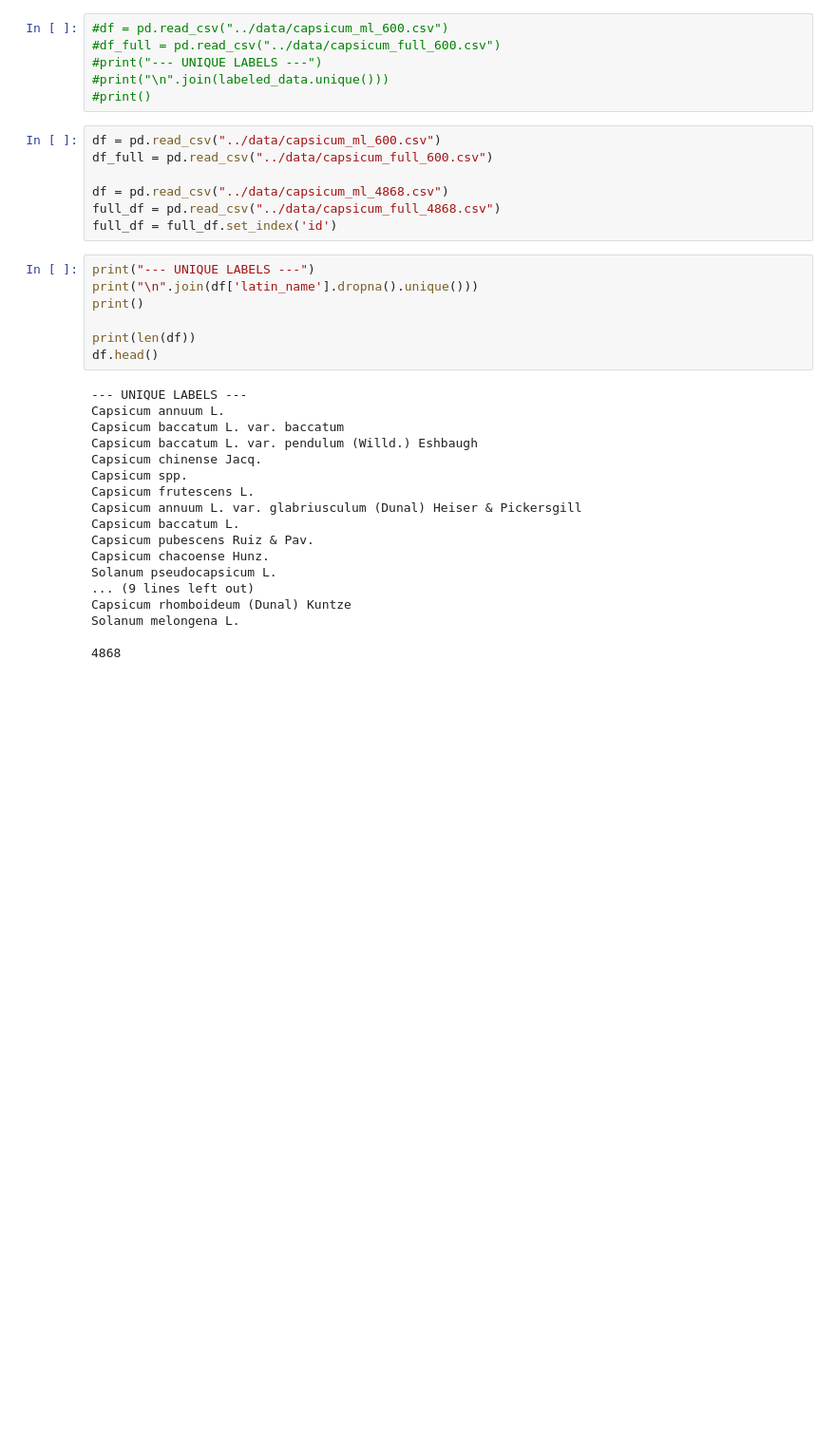
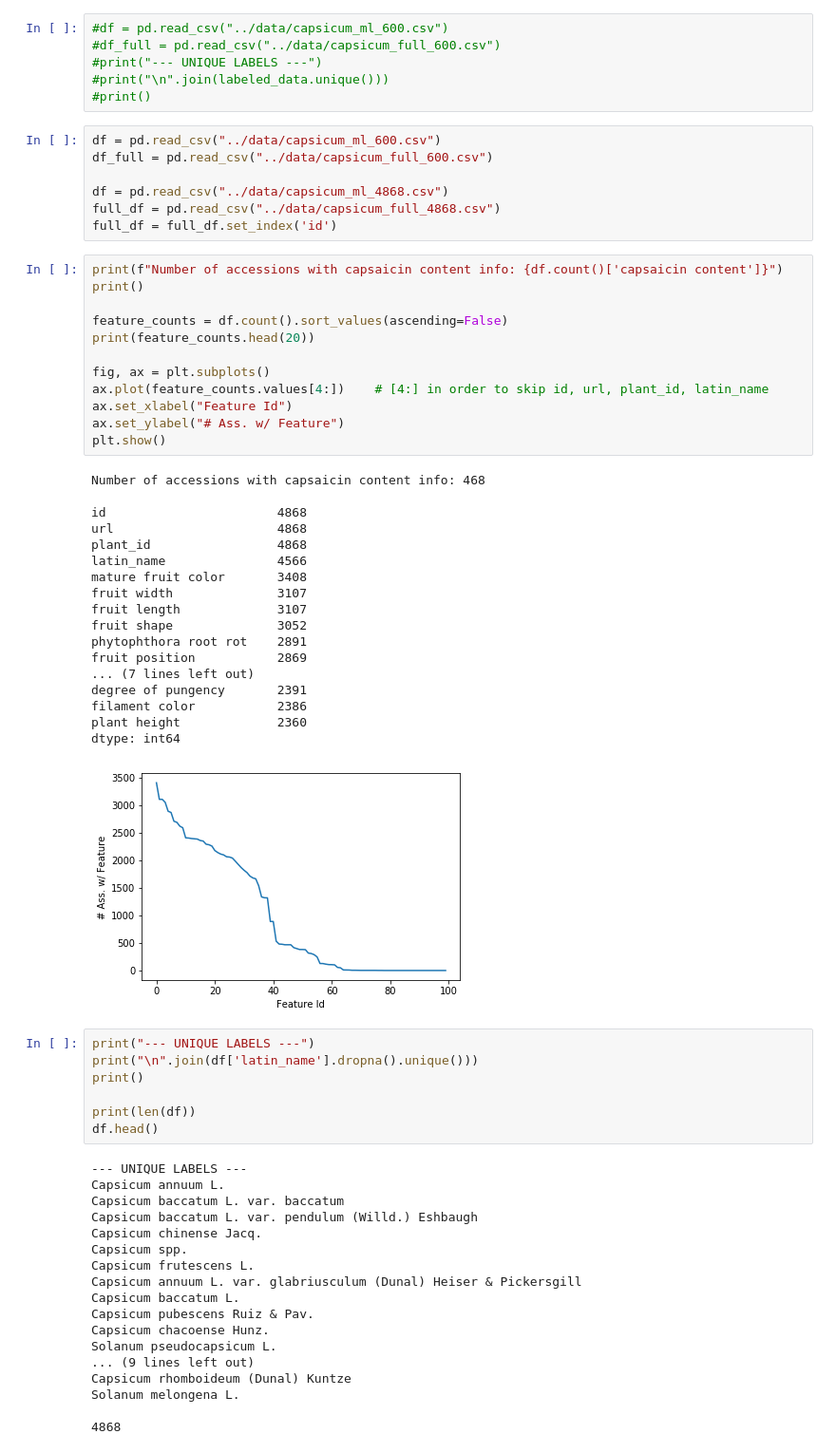
Before and after one commit to equant/LSSTCDSFPUSDANPGS, a Jupyter notebook: sandbox/explorations_by_nathan.ipynb, the cells around one changed output. Shown at 95% size. Cells and saved outputs as stored; diff of their text form; blank space fills up the shorter version.

Commit message:
notebook exploration of features and feature counts

```diff
--- a/sandbox/explorations_by_nathan.ipynb
+++ b/sandbox/explorations_by_nathan.ipynb
@@ -29,6 +29,37 @@ df_full = pd.read_csv("../data/capsicum_full_600.csv")
 df = pd.read_csv("../data/capsicum_ml_4868.csv")
 full_df = pd.read_csv("../data/capsicum_full_4868.csv")
 full_df = full_df.set_index('id')
+# %%
+print(f"Number of accessions with capsaicin content info: {df.count()['capsaicin content']}")
+print()
+
+feature_counts = df.count().sort_values(ascending=False)
+print(feature_counts.head(20))
+
+fig, ax = plt.subplots()
+ax.plot(feature_counts.values[4:])    # [4:] in order to skip id, url, plant_id, latin_name
+ax.set_xlabel("Feature Id")
+ax.set_ylabel("# Ass. w/ Feature")
+plt.show()
+# %% [output]
+Number of accessions with capsaicin content info: 468
+
+id                       4868
+url                      4868
+plant_id                 4868
+latin_name               4566
+mature fruit color       3408
+fruit width              3107
+fruit length             3107
+fruit shape              3052
+phytophthora root rot    2891
+fruit position           2869
+... (7 lines left out)
+degree of pungency       2391
+filament color           2386
+plant height             2360
+dtype: int64
+[figure, added]
 # %%
 print("--- UNIQUE LABELS ---")
 print("\n".join(df['latin_name'].dropna().unique()))
```
